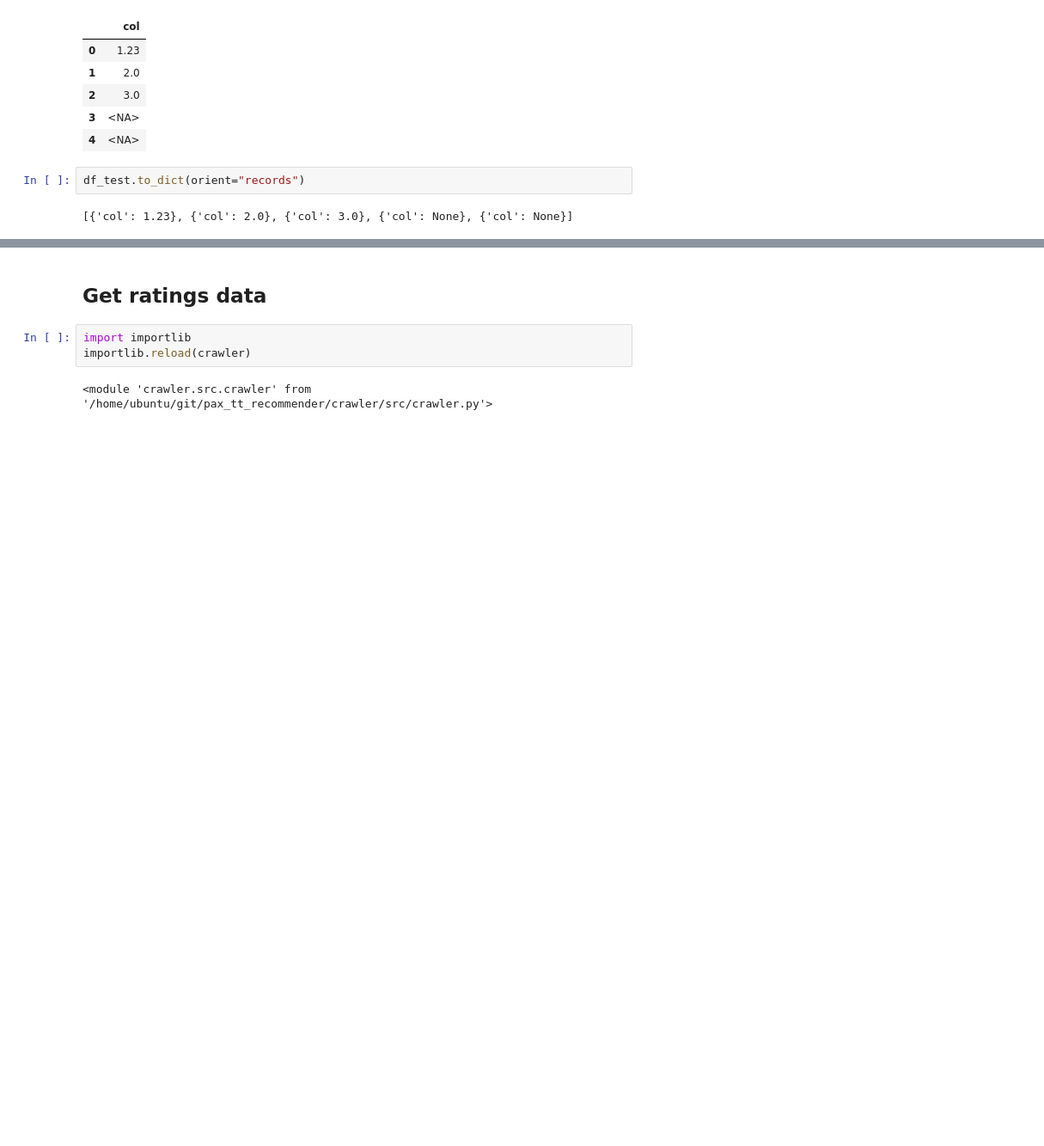
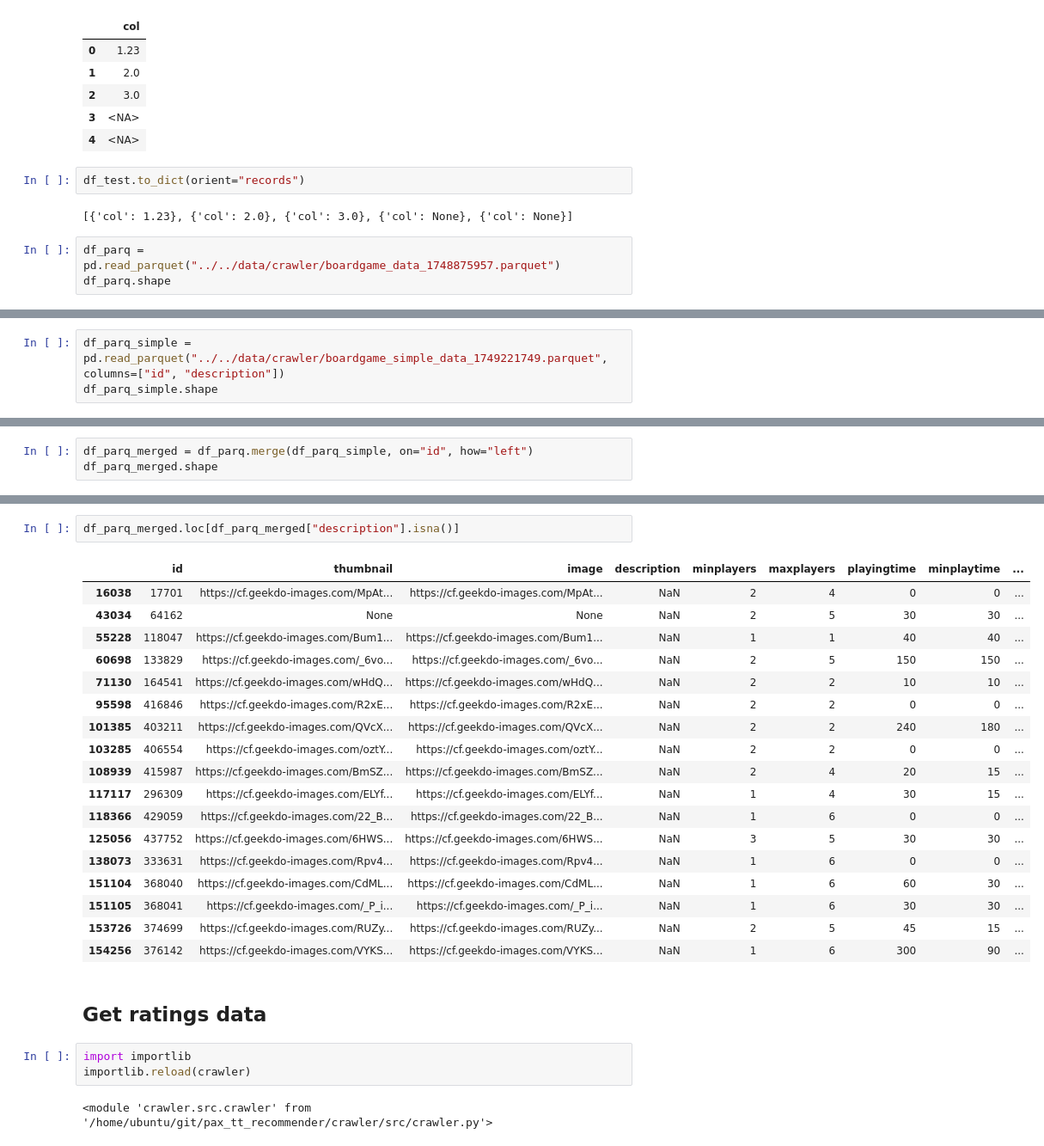
Before and after one commit to MichoelSnow/pax_tt_recommender, a Jupyter notebook: crawler/notebooks/crawler_testing.ipynb, the cells around one changed output, grey strips where cells are left out. Shown at 86% size. Saved outputs shown, nothing was run; the diff lists cells and outputs as text; blank space fills up the shorter version.

```diff
--- a/crawler/notebooks/crawler_testing.ipynb
+++ b/crawler/notebooks/crawler_testing.ipynb
@@ -1134,3 +1154,6 @@ df_test
 df_test.to_dict(orient="records")
 # %% [output]
 [{'col': 1.23}, {'col': 2.0}, {'col': 3.0}, {'col': None}, {'col': None}]
+# %%
+df_parq = pd.read_parquet("../../data/crawler/boardgame_data_1748875957.parquet")
+df_parq.shape
@@ -1136,0 +1162,3 @@ df_test.to_dict(orient="records")
+# %%
+df_parq_simple = pd.read_parquet("../../data/crawler/boardgame_simple_data_1749221749.parquet", columns=["id", "description"])
+df_parq_simple.shape
@@ -1136,0 +1167,3 @@ df_test.to_dict(orient="records")
+# %%
+df_parq_merged = df_parq.merge(df_parq_simple, on="id", how="left")
+df_parq_merged.shape
@@ -1137,3 +1275,24 @@ df_test.to_dict(orient="records")
+# %%
+df_parq_merged.loc[df_parq_merged["description"].isna()]
+# %% [output]
+|  | id | thumbnail | image | description | minplayers | maxplayers | playingtime | minplaytime | ... |
+| 16038 | 17701 | https://cf.geekdo-images.com/MpAt... | https://cf.geekdo-images.com/MpAt... | NaN | 2 | 4 | 0 | 0 | ... |
+| 43034 | 64162 | None | None | NaN | 2 | 5 | 30 | 30 | ... |
+| 55228 | 118047 | https://cf.geekdo-images.com/Bum1... | https://cf.geekdo-images.com/Bum1... | NaN | 1 | 1 | 40 | 40 | ... |
+| 60698 | 133829 | https://cf.geekdo-images.com/_6vo... | https://cf.geekdo-images.com/_6vo... | NaN | 2 | 5 | 150 | 150 | ... |
+| 71130 | 164541 | https://cf.geekdo-images.com/wHdQ... | https://cf.geekdo-images.com/wHdQ... | NaN | 2 | 2 | 10 | 10 | ... |
+| 95598 | 416846 | https://cf.geekdo-images.com/R2xE... | https://cf.geekdo-images.com/R2xE... | NaN | 2 | 2 | 0 | 0 | ... |
+| 101385 | 403211 | https://cf.geekdo-images.com/QVcX... | https://cf.geekdo-images.com/QVcX... | NaN | 2 | 2 | 240 | 180 | ... |
+| 103285 | 406554 | https://cf.geekdo-images.com/oztY... | https://cf.geekdo-images.com/oztY... | NaN | 2 | 2 | 0 | 0 | ... |
+| 108939 | 415987 | https://cf.geekdo-images.com/BmSZ... | https://cf.geekdo-images.com/BmSZ... | NaN | 2 | 4 | 20 | 15 | ... |
+| 117117 | 296309 | https://cf.geekdo-images.com/ELYf... | https://cf.geekdo-images.com/ELYf... | NaN | 1 | 4 | 30 | 15 | ... |
+| 118366 | 429059 | https://cf.geekdo-images.com/22_B... | https://cf.geekdo-images.com/22_B... | NaN | 1 | 6 | 0 | 0 | ... |
+| 125056 | 437752 | https://cf.geekdo-images.com/6HWS... | https://cf.geekdo-images.com/6HWS... | NaN | 3 | 5 | 30 | 30 | ... |
+| 138073 | 333631 | https://cf.geekdo-images.com/Rpv4... | https://cf.geekdo-images.com/Rpv4... | NaN | 1 | 6 | 0 | 0 | ... |
+| 151104 | 368040 | https://cf.geekdo-images.com/CdML... | https://cf.geekdo-images.com/CdML... | NaN | 1 | 6 | 60 | 30 | ... |
+| 151105 | 368041 | https://cf.geekdo-images.com/_P_i... | https://cf.geekdo-images.com/_P_i... | NaN | 1 | 6 | 30 | 30 | ... |
+| 153726 | 374699 | https://cf.geekdo-images.com/RUZy... | https://cf.geekdo-images.com/RUZy... | NaN | 2 | 5 | 45 | 15 | ... |
+| 154256 | 376142 | https://cf.geekdo-images.com/VYKS... | https://cf.geekdo-images.com/VYKS... | NaN | 1 | 6 | 300 | 90 | ... |
 # %% [markdown]
 ## Get ratings data
 # %%
```
Also changed, not shown: parts of 44 cells of this notebook, 1 other file.
